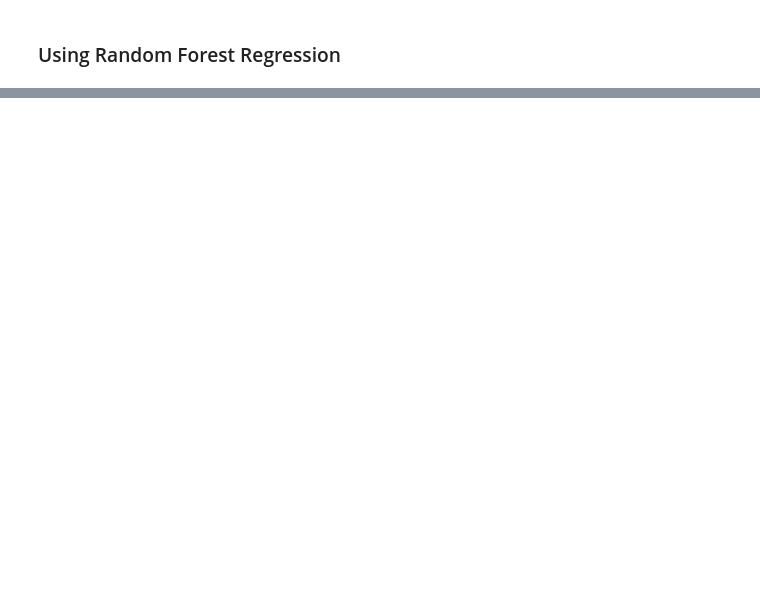
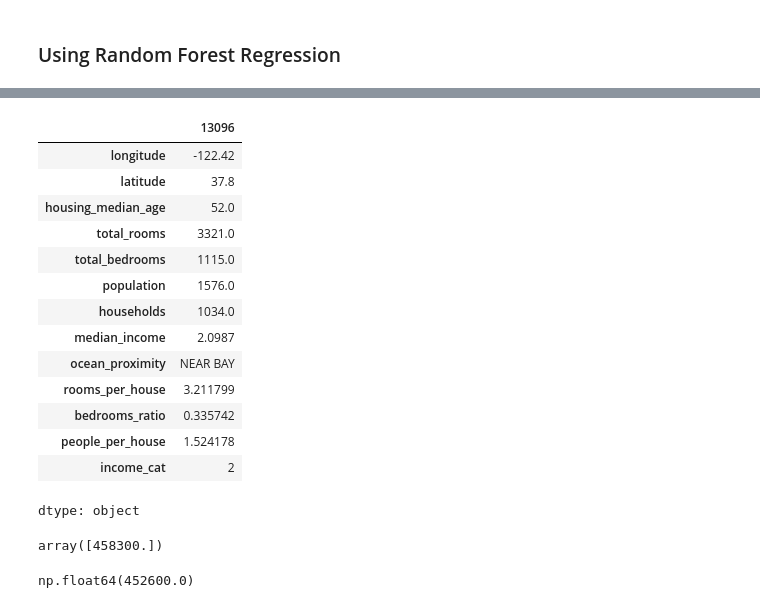
Before and after one commit to DaneshJoy/MachineLearning_Practical, a Jupyter notebook: Codes/02_california_housing_regression.ipynb, the cells around one changed output, grey strips where cells are left out. Drawn from its saved outputs; the diff is of its cells as text; code cells hidden in the pictures; blank space fills up the shorter version.

```diff
--- a/Codes/02_california_housing_regression.ipynb
+++ b/Codes/02_california_housing_regression.ipynb
@@ -525,0 +564,26 @@ dtype: float64
+# %%
+housing.iloc[0,:]
+# %% [output]
+|  | 13096 |
+| longitude | -122.42 |
+| latitude | 37.8 |
+| housing_median_age | 52.0 |
+| total_rooms | 3321.0 |
+| total_bedrooms | 1115.0 |
+| population | 1576.0 |
+| households | 1034.0 |
+| median_income | 2.0987 |
+| ocean_proximity | NEAR BAY |
+| rooms_per_house | 3.211799 |
+| bedrooms_ratio | 0.335742 |
+| people_per_house | 1.524178 |
+| income_cat | 2 |
+dtype: object
+# %%
+final_model_reloaded.predict(housing.iloc[[0]])
+# %% [output]
+array([458300.])
+# %%
+housing_labels[0]
+# %% [output]
+np.float64(452600.0)
```
Also changed, not shown: parts of 18 cells of this notebook.
